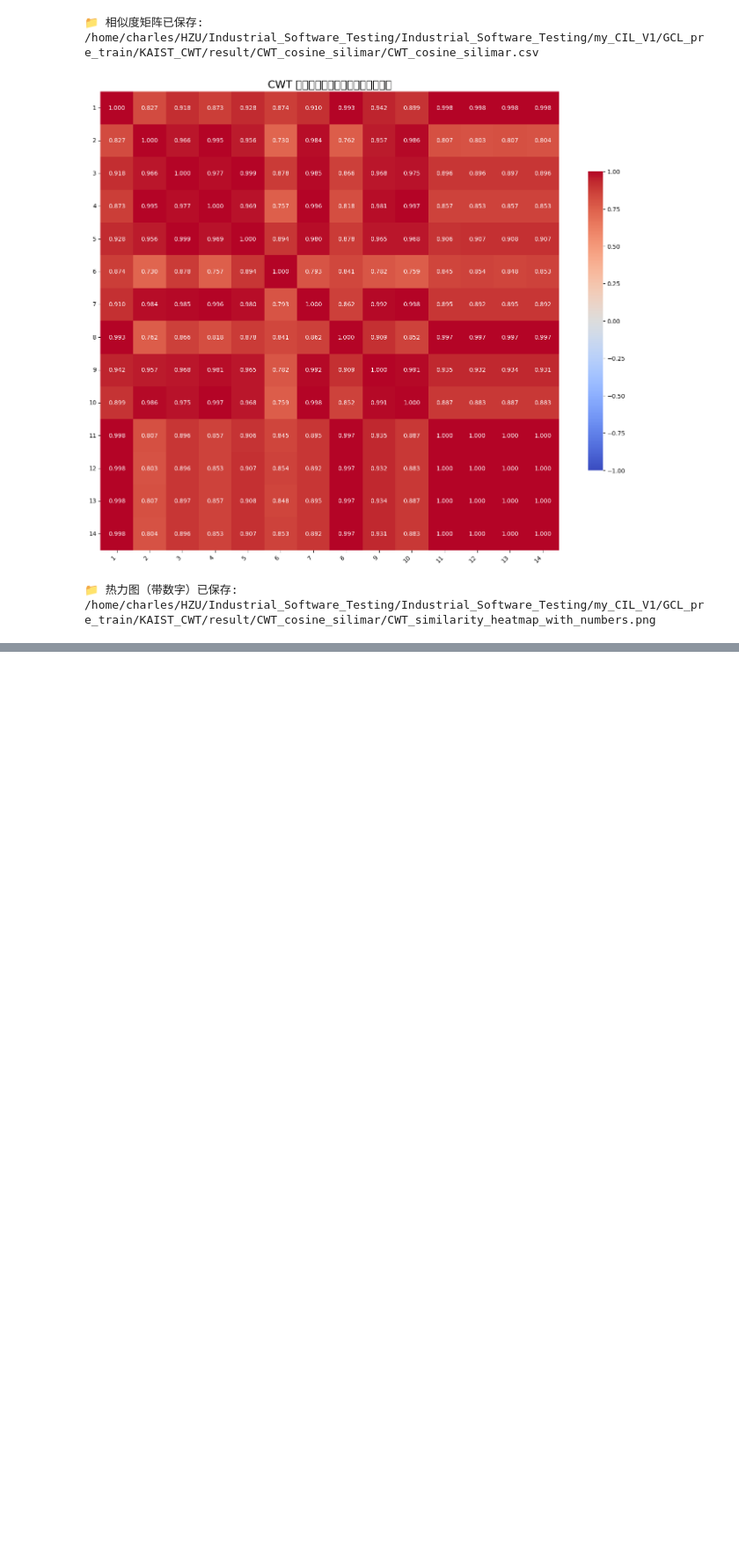
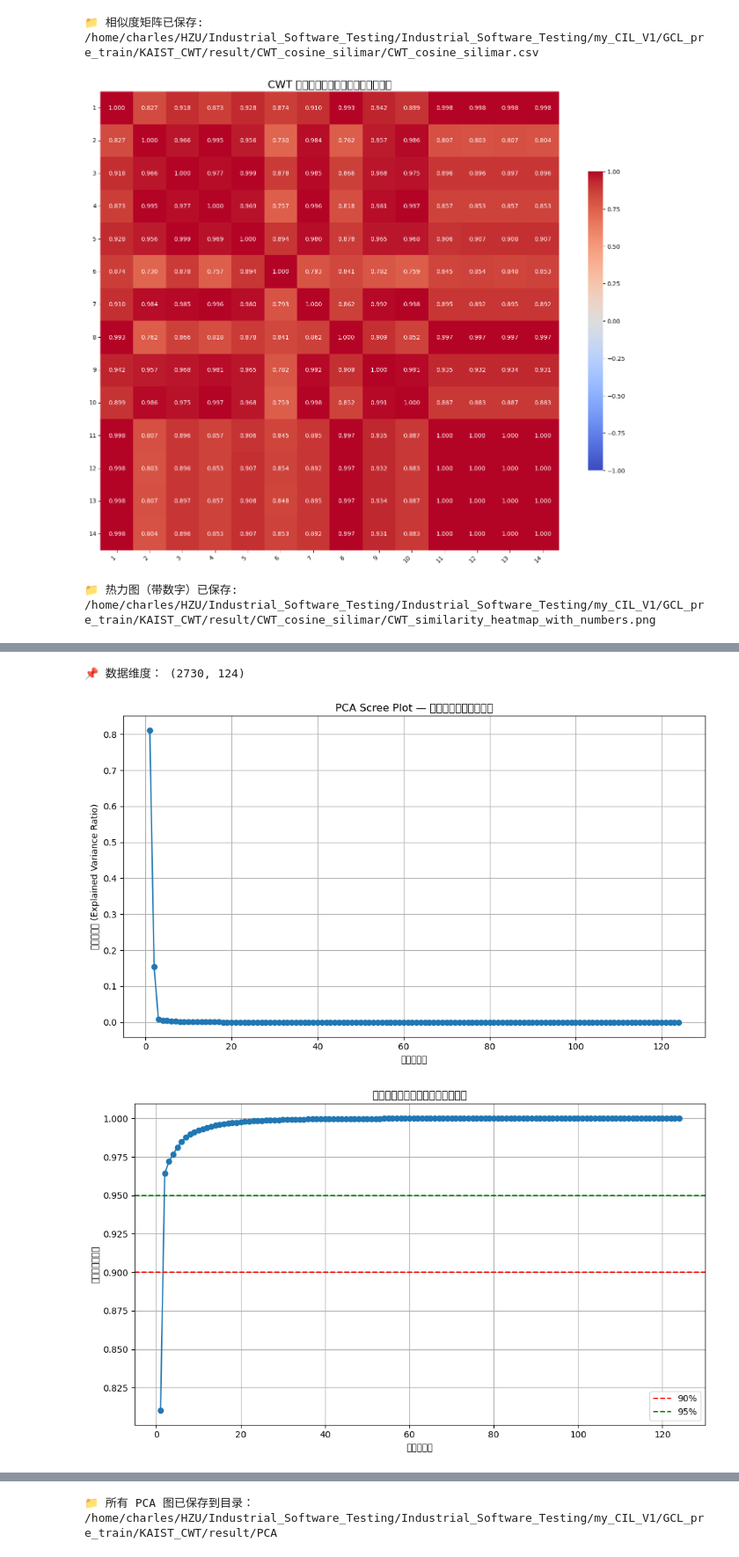
Before and after one commit to Noneeyou/My_GIL_v1, a Jupyter notebook: GCL_pre_train/KAIST_CWT/notebook/CWT_data_analysis.ipynb, the cells around one changed output, grey strips where cells are left out. Shown at 88% size. Saved outputs shown, nothing was run; the diff lists cells and outputs as text; code cells hidden in the pictures; blank space fills up the shorter version.

```diff
--- a/GCL_pre_train/KAIST_CWT/notebook/CWT_data_analysis.ipynb
+++ b/GCL_pre_train/KAIST_CWT/notebook/CWT_data_analysis.ipynb
@@ -67,0 +70,79 @@ print(f"📁 热力图（带数字）已保存: {save_fig}")
+# %%
+import pandas as pd
+import numpy as np
+from sklearn.decomposition import PCA
+import matplotlib.pyplot as plt
+import os
+
+# ====================== 路径 ======================
+train_path = "/home/charles/HZU/Data_processed/my_CIL_V1/KAIST/KAIST_CWT/train/train_CWT.csv"
+val_path   = "/home/charles/HZU/Data_processed/my_CIL_V1/KAIST/KAIST_CWT/val/val_CWT.csv"
+test_path  = "/home/charles/HZU/Data_processed/my_CIL_V1/KAIST/KAIST_CWT/test/test_CWT.csv"
+
+save_dir = "/home/charles/HZU/Industrial_Software_Testing/Industrial_Software_Testing/my_CIL_V1/GCL_pre_train/KAIST_CWT/result/PCA"
+os.makedirs(save_dir, exist_ok=True)
+
+# ====================== 1. 加载数据 ======================
+df = pd.concat([
+    pd.read_csv(train_path),
+    pd.read_csv(val_path),
+    pd.read_csv(test_path)
+], axis=0).reset_index(drop=True)
+
+feature_cols = df.columns[1:-1]   # 第一列不要，最后一列是标签
+X = df[feature_cols].values
+labels = df[df.columns[-1]].values
+
+print("📌 数据维度：", X.shape)
+
+# ====================== 2. PCA ======================
+pca = PCA(n_components=min(200, X.shape[1]))  # 降到 200 或特征维度
+pca.fit(X)
+
+explained_var = pca.explained_variance_ratio_
+cum_explained_var = np.cumsum(explained_var)
+
+# ====================== 3. Scree Plot ======================
+plt.figure(figsize=(10, 6))
+plt.plot(range(1, len(explained_var) + 1), explained_var, marker='o')
+plt.title("PCA Scree Plot — 每个主成分的解释方差")
+plt.xlabel("主成分序号")
+plt.ylabel("解释方差比 (Explained Variance Ratio)")
+plt.grid(True)
+plt.tight_layout()
+plt.savefig(os.path.join(save_dir, "PCA_scree_plot.png"), dpi=300)
+plt.show()
+
+# ====================== 4. 累计解释方差 ======================
+plt.figure(figsize=(10, 6))
+plt.plot(range(1, len(cum_explained_var) + 1), cum_explained_var, marker='o')
+plt.axhline(0.9, color='r', linestyle='--', label='90%')
+plt.axhline(0.95, color='g', linestyle='--', label='95%')
+plt.title("累计解释方差（判断需要多少维）")
+plt.xlabel("主成分序号")
+plt.ylabel("累计解释方差比")
+plt.grid(True)
+plt.legend()
+plt.tight_layout()
+plt.savefig(os.path.join(save_dir, "PCA_cumulative_variance.png"), dpi=300)
+plt.show()
+
+# ====================== 5. 查看前 10 个主成分的特征贡献 ======================
+num_components = 10
+components = pca.components_[:num_components]
+
+plt.figure(figsize=(14, 8))
+plt.imshow(components, aspect='auto', cmap='coolwarm')
+plt.colorbar(label="权重大小")
+plt.yticks(range(num_components), [f"PC{i+1}" for i in range(num_components)])
+plt.xlabel("特征维度（CWT 的尺度/时间）")
+plt.title("前 10 个 PCA 主成分的特征贡献权重矩阵")
+plt.tight_layout()
+plt.savefig(os.path.join(save_dir, "PCA_top_components_weights.png"), dpi=300)
+plt.show()
+
+print("📁 所有 PCA 图已保存到目录：", save_dir)
+# %% [output]
+📌 数据维度： (2730, 124)
+[figure, added]
+[figure, added]
@@ -67,0 +150 @@ print(f"📁 热力图（带数字）已保存: {save_fig}")
+📁 所有 PCA 图已保存到目录： /home/charles/HZU/Industrial_Software_Testing/Industrial_Software_Testing/my_CIL_V1/GCL_pre_train/KAIST_CWT/result/PCA
```
Also changed, not shown: parts of 2 cells of this notebook, 3 other files.
